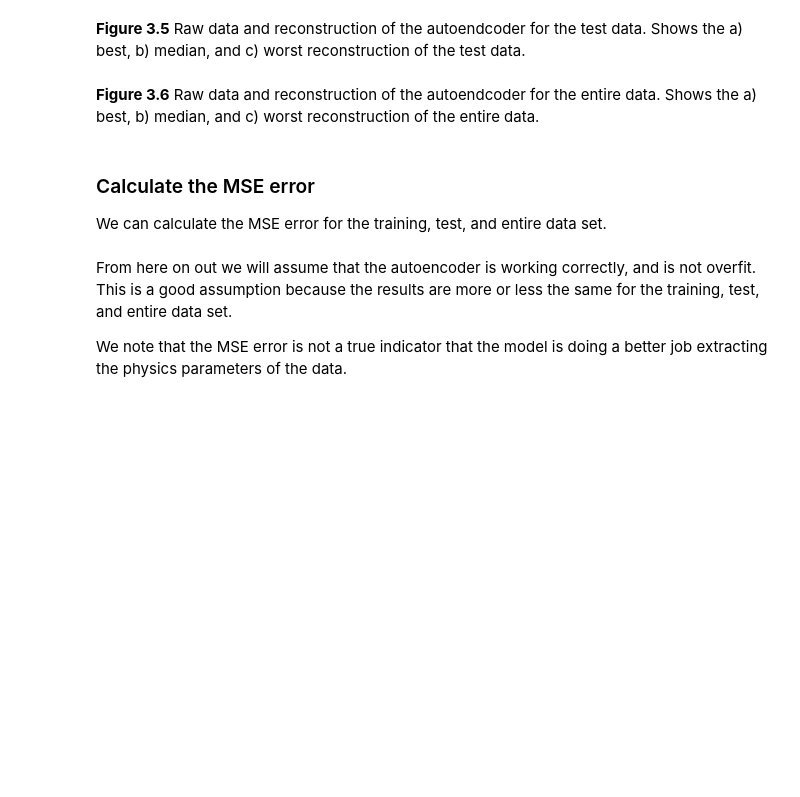
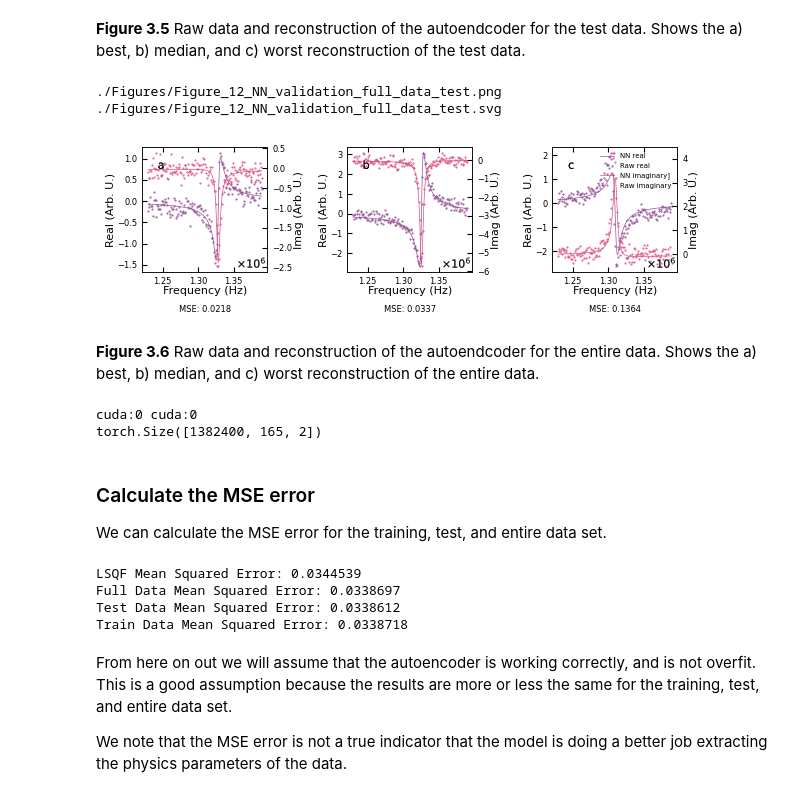
Before and after one commit to m3-learning/Rapid-Fitting-BEPFM-NN, a Jupyter notebook: notebooks/3_Pytorch_SHO_Fitter copy.ipynb, the cells around one changed output. Cells and saved outputs as stored; diff of their text form; code cells hidden in the pictures; blank space fills up the shorter version.

Commit message:
Got through the GPU inference speed test in notebook 3. I did not update docstrings or remove unused variables.

```diff
--- a/notebooks/3_Pytorch_SHO_Fitter copy.ipynb
+++ b/notebooks/3_Pytorch_SHO_Fitter copy.ipynb
@@ -461,29 +456,36 @@ plt.plot(X_test[162152,:,0])
 # %%
 state = {
     "fitter": "LSQF",
     "raw_format": "complex",
     "resampled": False,
     "scaled": True,
     "output_shape": "index",
 }
 
-X_data, Y_data = dataset.NN_data()
+X_data, Y_data = model_utils.NN_data()
 
 X_data = X_data.to(device)
 Y_data = Y_data.to(device)
 
 d1, d2, index1, mse1 = BE_viz.bmw_nn(
     state,
     prediction=model,
     out_state={"scaled": True, "measurement State": "complex"},
     returns=True,
     filename="Figure_12_NN_validation_full_data_test",
 )
+# %% [output]
+./Figures/Figure_12_NN_validation_full_data_test.png
+./Figures/Figure_12_NN_validation_full_data_test.svg
+[figure, added]
 # %% [markdown]
 **Figure 3.6** Raw data and reconstruction of the autoendcoder for the entire data. Shows the a) best, b) median, and c) worst reconstruction of the entire data.
 # %%
 print(X_data.device, model.device)
 print(X_data.shape)
+# %% [output]
+cuda:0 cuda:0
+torch.Size([1382400, 165, 2])
 # %% [markdown]
 ### Calculate the MSE error
 
@@ -503,4 +505,10 @@ LSQF_ = {'resampled': True,
 data = (LSQF_, X_data, X_test, X_train)
 labels = ["LSQF", "Full Data", "Test Data", "Train Data"]
 
-print_mse(model_, model, data, labels)
+# JGoddy added is_SHO=True. this might be wrong but otherwise the shapes don't match
+print_mse(model_, model, model_utils, data, labels,is_SHO=True)
+# %% [output]
+LSQF Mean Squared Error: 0.0344539
+Full Data Mean Squared Error: 0.0338697
+Test Data Mean Squared Error: 0.0338612
+Train Data Mean Squared Error: 0.0338718
```
Also changed, not shown: parts of 5 cells of this notebook, 1 other file.
